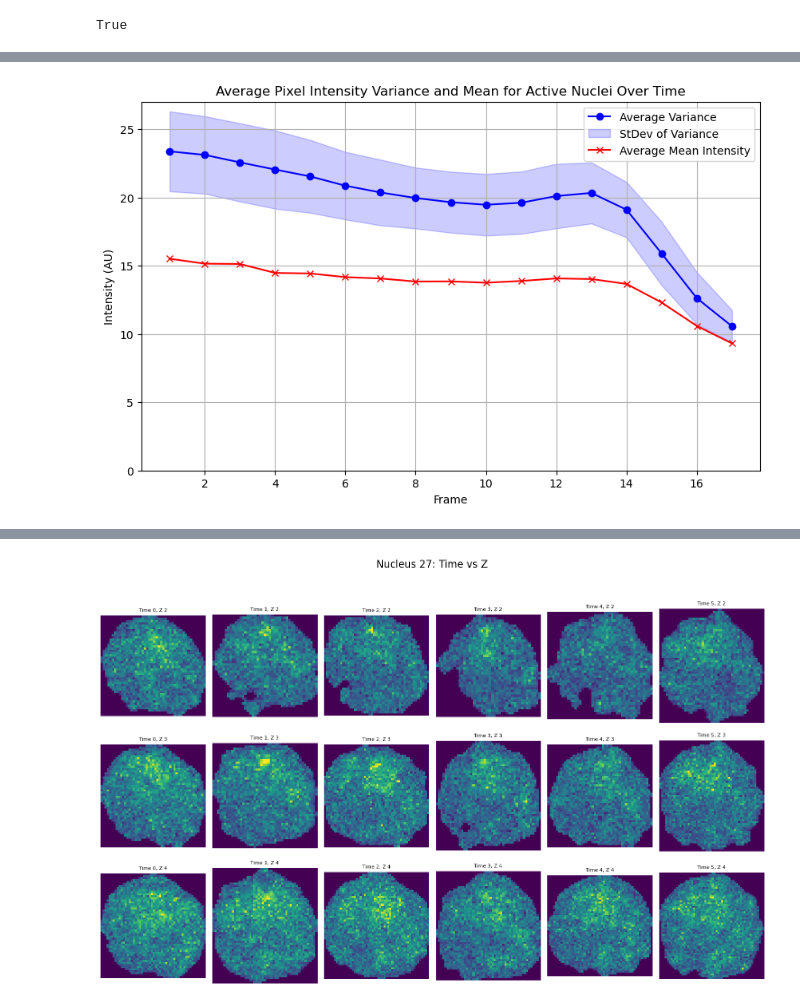
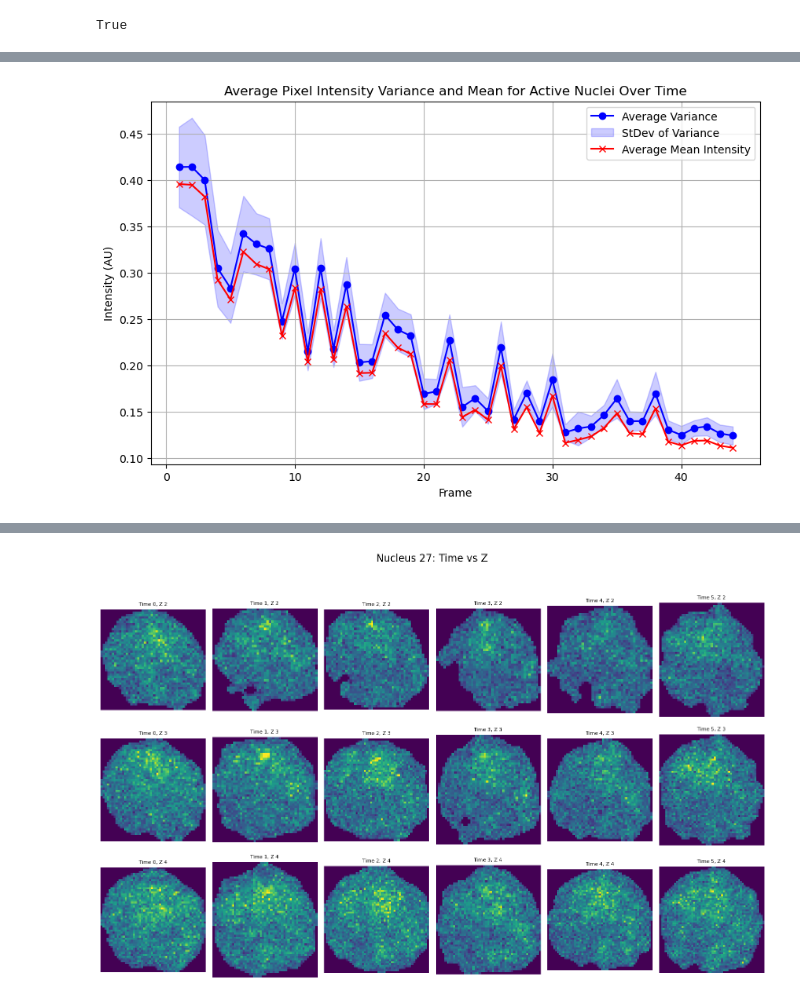
Before and after one commit to GarciaLab/transcription_pipeline, a Jupyter notebook: localEnrichment/cluster_detection.ipynb, the cells around one changed output, grey strips where cells are left out. Drawn from its saved outputs; the diff is of its cells as text; code cells hidden in the pictures.

```diff
--- a/localEnrichment/cluster_detection.ipynb
+++ b/localEnrichment/cluster_detection.ipynb
@@ -21,13 +21,16 @@ Dl_datasets_2D = [
     "test_data/"
 ]
 
-NSPARC_datasets = ['test_data/NSPARC/2025-03-11/Dl-Halo552(10%)_MCP-GFP_snaBAC_GregorSettings3D(~)_embryo02',
+NSPARC_datasets = ['test_data/NSPARC/2025-02-27/Dl-Halo552_MCP-GFP_noRep_3z_5min',
+                   'test_data/NSPARC/2025-03-11/Dl-Halo552(10%)_MCP-GFP_snaBAC_GregorSettings3D(~)_embryo02',
                    'test_data/NSPARC/2025-03-11/Dl-Halo552(10%)_MCP-GFP_snaBAC_GregorSettings(~)_embryo01_nc12',
                    'test_data/NSPARC/2025-03-11/Dl-Halo552(10%)_MCP-GFP_snaBAC_GregorSettings(~)_embryo01_nc13',
                    'test_data/NSPARC/2025-03-11/Dl-Halo552(10%)_MCP-GFP_snaBAC_GregorSettings(~)_embryo01_nc14',
 ]
 
 Andrea_test_datasets = ['test_data/NSPARC/3-05-bcdgfp-mcphalo552-test-embryo2007']
-test_dataset_name = dataset_folder + Andrea_test_datasets[0]
+test_dataset_name = dataset_folder + NSPARC_datasets[3]
+# test_dataset_name = dataset_folder + Andrea_test_datasets[0]
+# test_dataset_name = dataset_folder + Dl_datasets[2]
 print('Dataset Path: ' + test_dataset_name)
 # %% [output]
@@ -87,7 +93,7 @@ from dask.distributed import LocalCluster, Client
 try:
     cluster = LocalCluster(
         host="localhost",
-        scheduler_port=37763,
+        # scheduler_port=37763,
         threads_per_worker=1,
         n_workers=14,
         memory_limit="10GB",
@@ -120,7 +123,7 @@ plt.show()
 # %%
 # Set the channels for spot and nuclear tracking
 # spot_channel = 0
-nuclear_channel = 0
+nuclear_channel = 1
 # %% [markdown]
 ## Nuclear Tracking
 # %%
@@ -131,4 +174,5 @@ True
 # %%
+### Run for 2D data
 if nuclear_tracking_previous:
     # Load nuclear tracking results
     print('Load from previous nuclear tracking results')
@@ -147,21 +191,27 @@ else:
         series_splits=dataset.series_splits,
         series_shifts=dataset.series_shifts,
         search_range_um=1.5,
+        spatial_axes='yx',
         stitch=False,
         stitch_max_distance=4,
         stitch_max_frame_distance=2,
         client=client,
         keep_futures=False,
     )
+##### Run for 2D data
 
-    nuclear_tracking.track_nuclei(
-            working_memory_mode="zarr",
-            working_memory_folder=test_dataset_name,
-            trackpy_log_path="".join([test_dataset_name, "trackpy_log"]),
-        )
-        # Saves tracked nuclear mask as a zarr, and pickles dataframes with segmentation and
-        # tracking information.
-    nuclear_tracking.save_results(
-            name_folder=test_dataset_name, save_array_as=None
-        )
+def modify_params(params):
+    for key, value in params.items():
+        if isinstance(value, dict):  # Recursively process dictionaries
+            modify_params(value)
+        elif isinstance(value, np.ndarray):
+            if value.ndim == 1 and value.shape[0] == 3:  # Remove first component for 3-vectors
+                params[key] = value[1:]
+            elif value.ndim == 3 and value.shape[0] == 3:  # Remove top and bottom slices for footprints
+                params[key] = value[1]
+        elif isinstance(value, tuple) and len(value) == 2 and isinstance(value[1], np.ndarray):
+            if value[1].ndim == 3 and value[1].shape[0] > 2:  # Footprint in a tuple structure
+                params[key] = (value[0], value[1][1])
+
+modify_params(nuclear_tracking.default_params)
 # %% [output]
@@ -227,36 +310,36 @@ def plot_timewise_nucleus_intensity_variance_with_sem(df, data, mask, start_time
     plt.fill_between(timepoints,
                      np.array(mean_variances) - np.array(sem_variances),
                      np.array(mean_variances) + np.array(sem_variances),
                      color='blue', alpha=0.2, label='StDev of Variance')
 
     # Plot mean intensity over time with Stdev as shaded region
     # plt.figure(figsize=(10, 6))
     plt.plot(timepoints, mean_intensities, label='Average Mean Intensity', color='red', marker='x')
     # plt.fill_between(timepoints,
     #                     np.array(mean_intensities) - np.sqrt(mean_variances),
     #                     np.array(mean_intensities) + np.sqrt(mean_variances),
     #                     color='red', alpha=0.2, label='StDev of Intensity')
 
     # Plot details
     plt.title(f'Average Pixel Intensity Variance and Mean for Active Nuclei Over Time')
     plt.xlabel('Frame')
     plt.ylabel('Intensity (AU)')
-    plt.ylim(0, 27)
+    # plt.ylim(0, 27)
     plt.legend()
     plt.grid(True)
     plt.show()
 
 
 
 start_frame=0
-end_frame=17
+end_frame=1000
 plot_timewise_nucleus_intensity_variance_with_sem(nuclear_tracking.mitosis_dataframe,
                                 dataset.channels_full_dataset[0],
                                 nuclear_tracking.reordered_labels,
                                 start_frame,
                                 end_frame)
 # %% [output]
-[figure, old version]
+[figure, new version]
 # %%
 nuclear_tracking.reordered_labels
 # %% [output]
```
Also changed, not shown: parts of 22 cells of this notebook, 15 other files.
